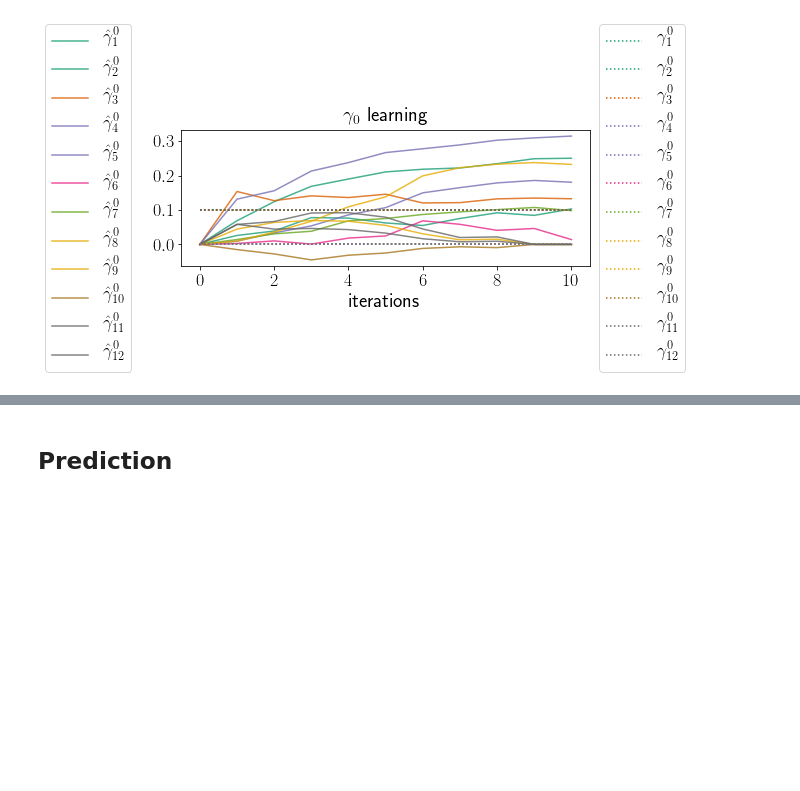
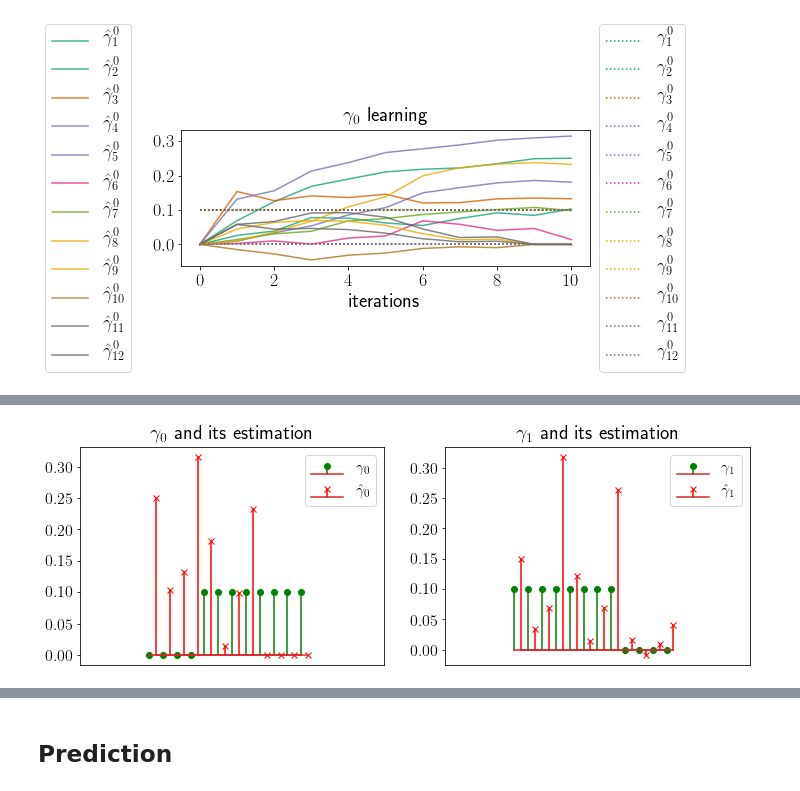
Before and after one commit to Califrais/flash, a Jupyter notebook: experiments/experiment.ipynb, the cells around one changed output, grey strips where cells are left out. Cells and saved outputs as stored; diff of their text form; code cells hidden in the pictures; blank space fills up the shorter version.

```diff
--- a/experiments/experiment.ipynb
+++ b/experiments/experiment.ipynb
@@ -365,28 +367,30 @@ visualize_vect_learning(learner, "gamma_1", r"$\gamma_1$", true_gamma_1, leg1, l
 # %%
 gamma_0_true = true_gamma_0
 gamma_0_est = learner.theta["gamma_0"]
 fig = plt.figure(figsize=(12, 4))
 fontsize = 16
 ax = fig.add_subplot(121)
 ax.stem(np.arange(len(gamma_0_true)).tolist(), gamma_0_true, linefmt='g-', markerfmt='go', label= r"$\gamma_0$")
 ax.stem((np.arange(len(gamma_0_est)) + .5).tolist(), gamma_0_est, linefmt='r-', markerfmt='rx', label= r"$\hat \gamma_0$")
 ax.set_xlim([-5, len(true_gamma_0) + 5])
 ax.set_title(r"$\gamma_0$ and its estimation", fontsize=fontsize+4)
 plt.legend(fontsize=fontsize)
 plt.yticks(fontsize=fontsize)
 plt.tick_params(axis='x', bottom=False, labelbottom=False)
 
 gamma_1_true = true_gamma_1
-gamma_1_est = qnmcem.theta["gamma_1"]
+gamma_1_est = learner.theta["gamma_1"]
 ax = fig.add_subplot(122)
 ax.stem(np.arange(len(gamma_1_true)).tolist(), gamma_1_true, linefmt='g-', markerfmt='go', label= r"$\gamma_1$")
 ax.stem((np.arange(len(gamma_1_est)) + .5).tolist(), gamma_1_est, linefmt='r-', markerfmt='rx', label= r"$\hat \gamma_1$")
 ax.set_xlim([-5, len(true_gamma_1) + 5])
 ax.set_title(r"$\gamma_1$ and its estimation", fontsize=fontsize+4)
 plt.legend(fontsize=fontsize)
 plt.yticks(fontsize=fontsize)
 plt.tick_params(axis='x', bottom=False, labelbottom=False)
 plt.show()
+# %% [output]
+[figure, added]
 # %%
 # Check estimated covariance of random effect
 learner.theta["long_cov"]
```
Also changed, not shown: parts of 6 cells of this notebook.
